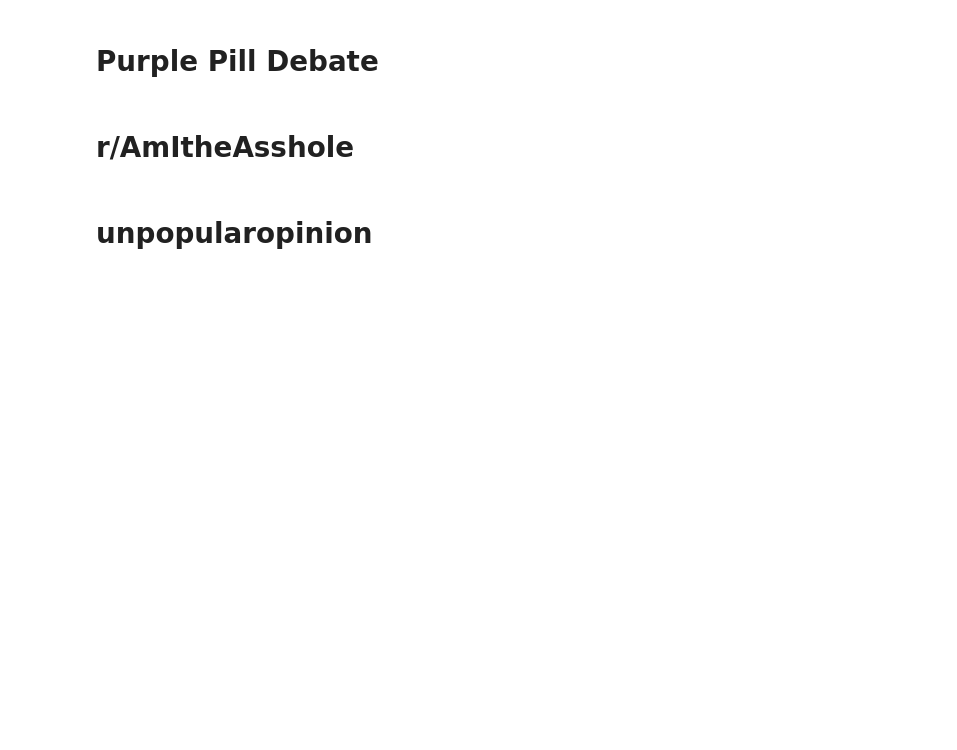
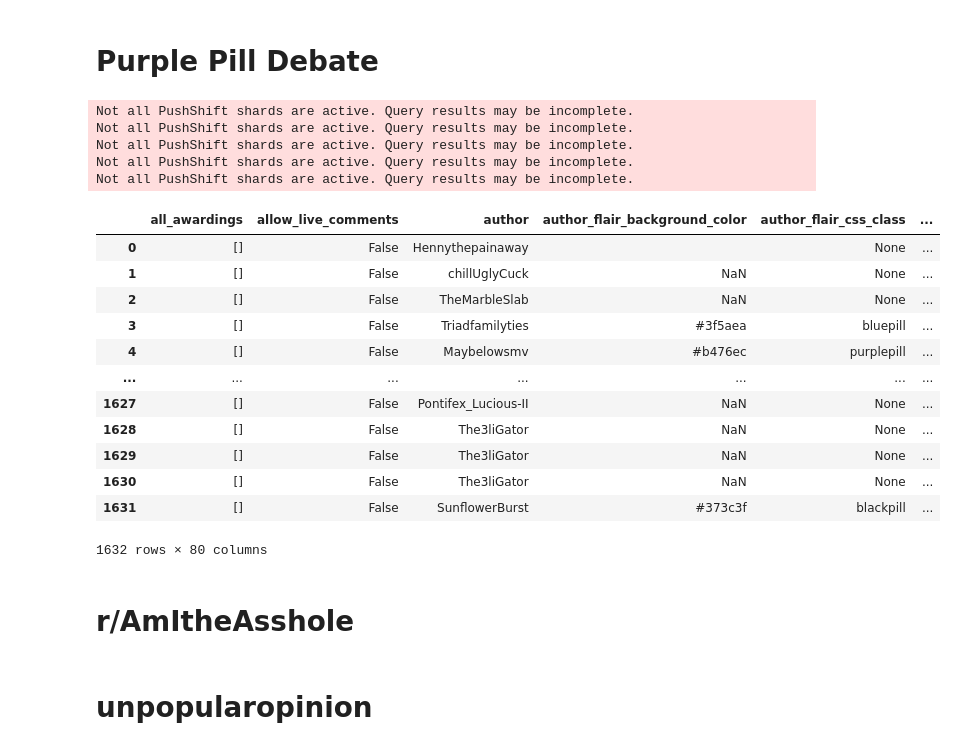
Before and after one commit to anng217/redditbots, a Jupyter notebook: pushshift.ipynb, the cells around one changed output. Cells and saved outputs as stored; diff of their text form; code cells hidden in the pictures; blank space fills up the shorter version.

```diff
--- a/pushshift.ipynb
+++ b/pushshift.ipynb
@@ -226,6 +256,29 @@ fetch_comments(subr = subr, save_dir = save_dir, limit = 1000000000, bot_epoch =
 save_dir = "E:/gihub-data/redditbots/control-fds/purple.csv"
 subr = 'PurplePillDebate'
 fetch_comments(subr = subr, save_dir = save_dir, limit = 1000000000, bot_epoch = 1572234835, duration = 30)
+# %%
+save_dir = "E:/gihub-data/redditbots/control-fds/purple_subsc.csv"
+subr = 'PurplePillDebate'
+fetch_submissions(subr = subr, save_dir = save_dir, limit = 1000000000, bot_epoch = 1572234835, duration = 30)
+# %% [output]
+Not all PushShift shards are active. Query results may be incomplete.
+Not all PushShift shards are active. Query results may be incomplete.
+Not all PushShift shards are active. Query results may be incomplete.
+Not all PushShift shards are active. Query results may be incomplete.
+Not all PushShift shards are active. Query results may be incomplete.
+|  | all_awardings | allow_live_comments | author | author_flair_background_color | author_flair_css_class | ... |
+| 0 | [] | False | Hennythepainaway |  | None | ... |
+| 1 | [] | False | chillUglyCuck | NaN | None | ... |
+| 2 | [] | False | TheMarbleSlab | NaN | None | ... |
+| 3 | [] | False | Triadfamilyties | #3f5aea | bluepill | ... |
+| 4 | [] | False | Maybelowsmv | #b476ec | purplepill | ... |
+| ... | ... | ... | ... | ... | ... | ... |
+| 1627 | [] | False | Pontifex_Lucious-II | NaN | None | ... |
+| 1628 | [] | False | The3liGator | NaN | None | ... |
+| 1629 | [] | False | The3liGator | NaN | None | ... |
+| 1630 | [] | False | The3liGator | NaN | None | ... |
+| 1631 | [] | False | SunflowerBurst | #373c3f | blackpill | ... |
+1632 rows × 80 columns
 # %% [markdown]
 # r/AmItheAsshole
 # %%
```
Also changed, not shown: parts of 8 cells of this notebook, 9 other files.
